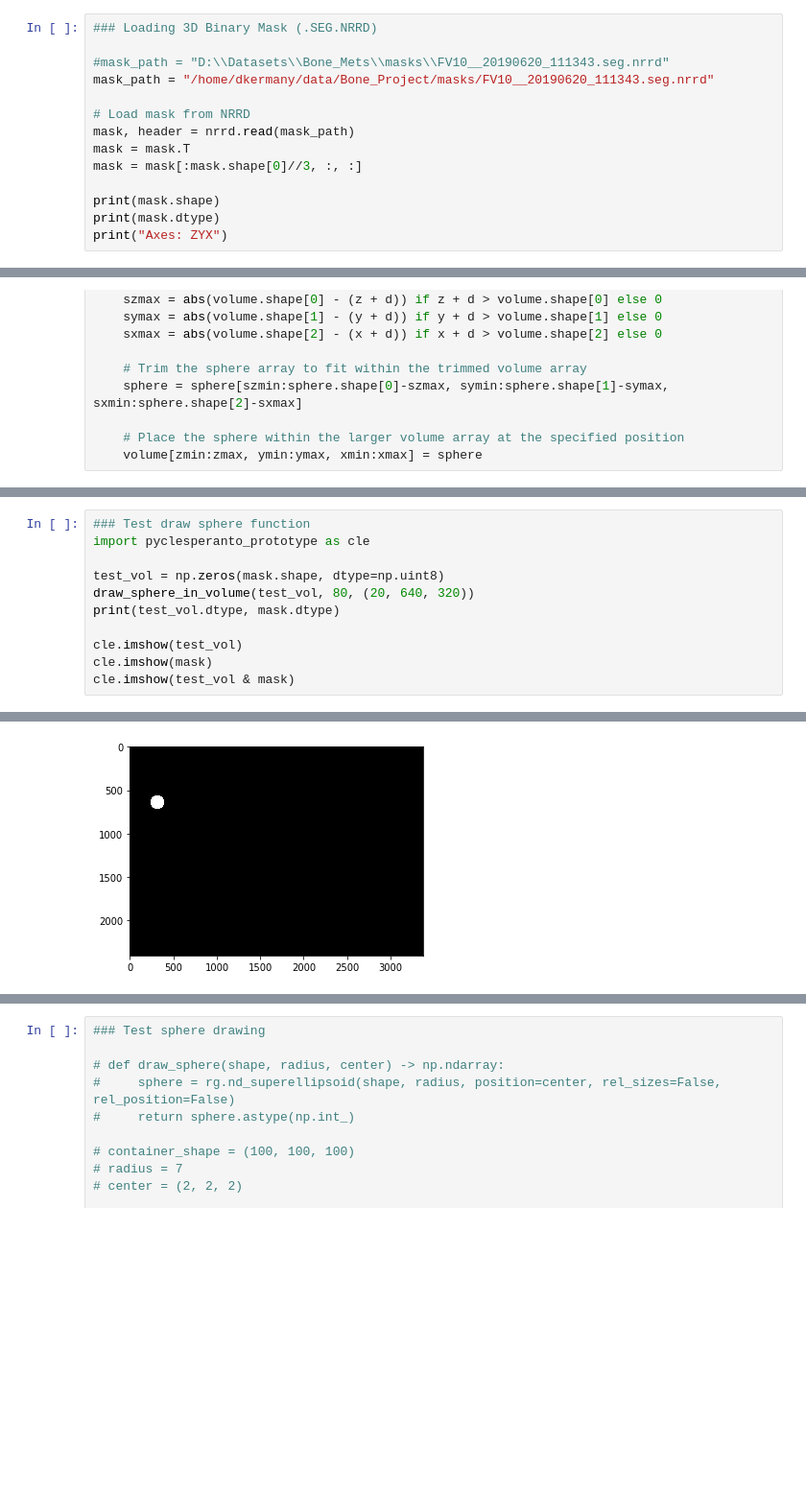
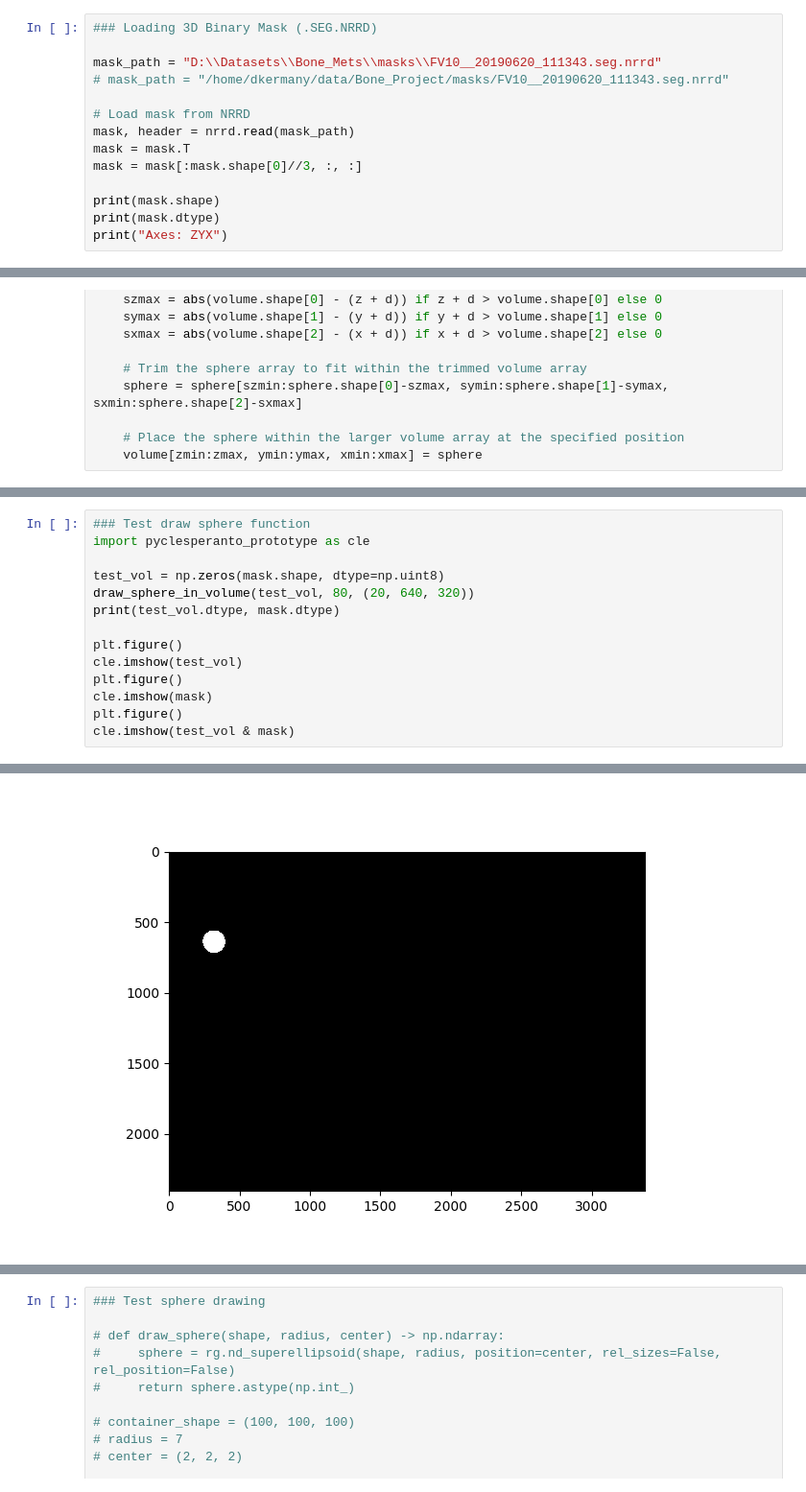
Before and after one commit to dkermany/mdspacer, a Jupyter notebook: ipynb/confocal_3D/Spatial3D.ipynb, the cells around one changed output, grey strips where cells are left out. Shown at 96% size. Saved outputs shown, nothing was run; the diff lists cells and outputs as text; blank space fills up the shorter version.

```diff
--- a/ipynb/confocal_3D/Spatial3D.ipynb
+++ b/ipynb/confocal_3D/Spatial3D.ipynb
@@ -45,8 +45,8 @@ Intervals: X (1.242um) Y (1.242um) Z (2660nm)
 # %%
 ### Loading 3D Binary Mask (.SEG.NRRD)
 
-#mask_path = "D:\\Datasets\\Bone_Mets\\masks\\FV10__20190620_111343.seg.nrrd"
-mask_path = "/home/dkermany/data/Bone_Project/masks/FV10__20190620_111343.seg.nrrd"
+mask_path = "D:\\Datasets\\Bone_Mets\\masks\\FV10__20190620_111343.seg.nrrd"
+# mask_path = "/home/dkermany/data/Bone_Project/masks/FV10__20190620_111343.seg.nrrd"
 
 # Load mask from NRRD
 mask, header = nrrd.read(mask_path)
@@ -156,7 +169,10 @@ test_vol = np.zeros(mask.shape, dtype=np.uint8)
 draw_sphere_in_volume(test_vol, 80, (20, 640, 320))
 print(test_vol.dtype, mask.dtype)
 
+plt.figure()
 cle.imshow(test_vol)
+plt.figure()
 cle.imshow(mask)
+plt.figure()
 cle.imshow(test_vol & mask)
 # %% [output]
@@ -163,2 +181,2 @@ cle.imshow(test_vol & mask)
 uint8 uint8
-[figure, old version]
+[figure, new version]
```
Also changed, not shown: parts of 11 cells of this notebook, 1 other file.
